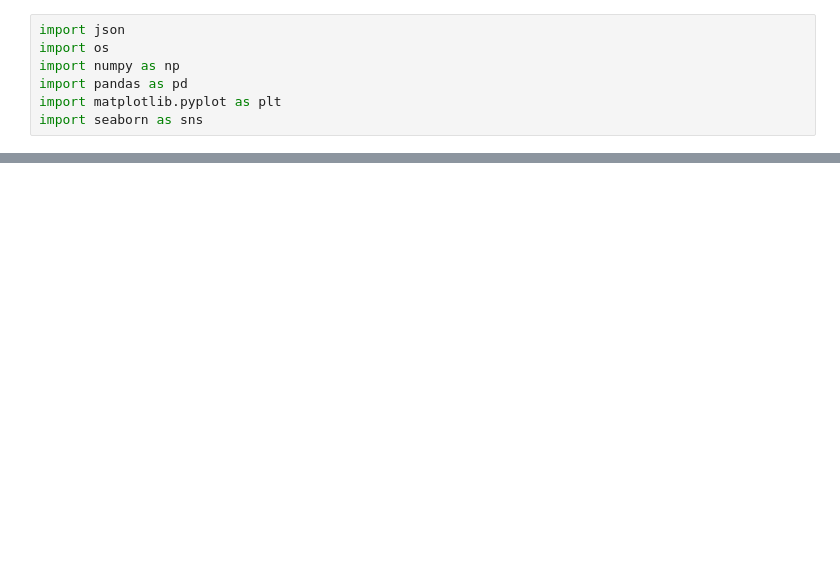
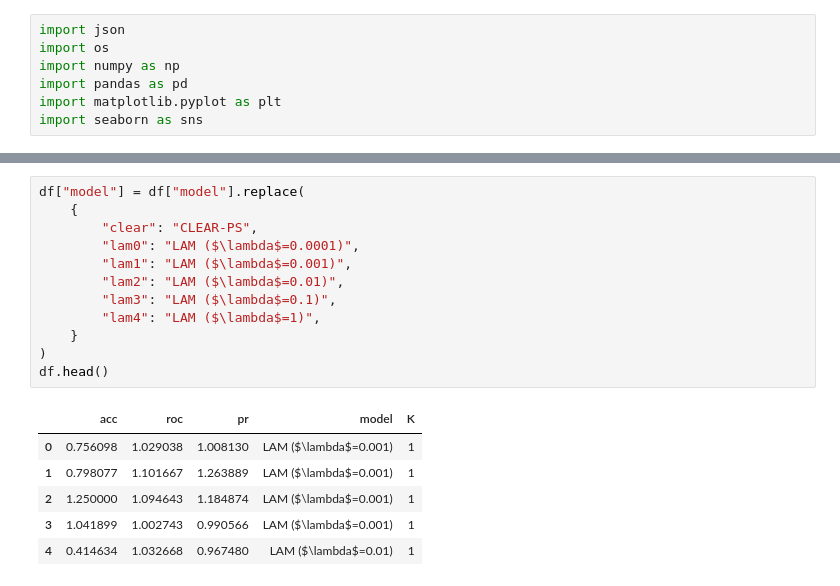
Before and after one commit to scotsun/clear-vae, a Jupyter notebook: code/expr/analyze_cls_rlt.ipynb, the cells around one changed output, grey strips where cells are left out. Drawn from its saved outputs; the diff is of its cells as text; blank space fills up the shorter version.

```diff
--- a/code/expr/analyze_cls_rlt.ipynb
+++ b/code/expr/analyze_cls_rlt.ipynb
@@ -62,0 +68,19 @@ df = pd.concat(dfs)
+# %%
+df["model"] = df["model"].replace(
+    {
+        "clear": "CLEAR-PS",
+        "lam0": "LAM ($\lambda$=0.0001)",
+        "lam1": "LAM ($\lambda$=0.001)",
+        "lam2": "LAM ($\lambda$=0.01)",
+        "lam3": "LAM ($\lambda$=0.1)",
+        "lam4": "LAM ($\lambda$=1)",
+    }
+)
+df.head()
+# %% [output]
+|  | acc | roc | pr | model | K |
+| 0 | 0.756098 | 1.029038 | 1.008130 | LAM ($\lambda$=0.001) | 1 |
+| 1 | 0.798077 | 1.101667 | 1.263889 | LAM ($\lambda$=0.001) | 1 |
+| 2 | 1.250000 | 1.094643 | 1.184874 | LAM ($\lambda$=0.001) | 1 |
+| 3 | 1.041899 | 1.002743 | 0.990566 | LAM ($\lambda$=0.001) | 1 |
+| 4 | 0.414634 | 1.032668 | 0.967480 | LAM ($\lambda$=0.01) | 1 |
```
Also changed, not shown: parts of 4 cells of this notebook, 10 other files.
